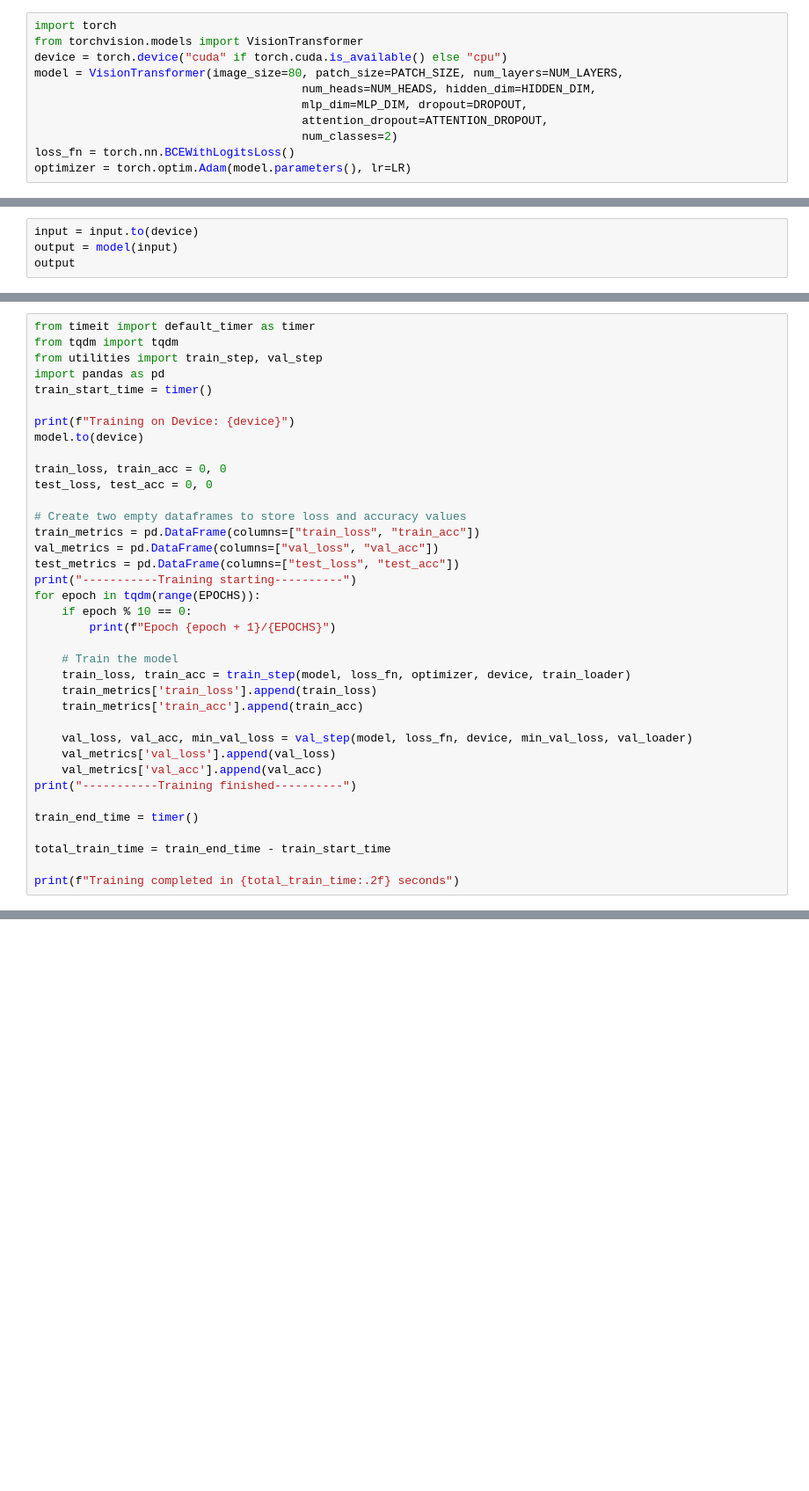
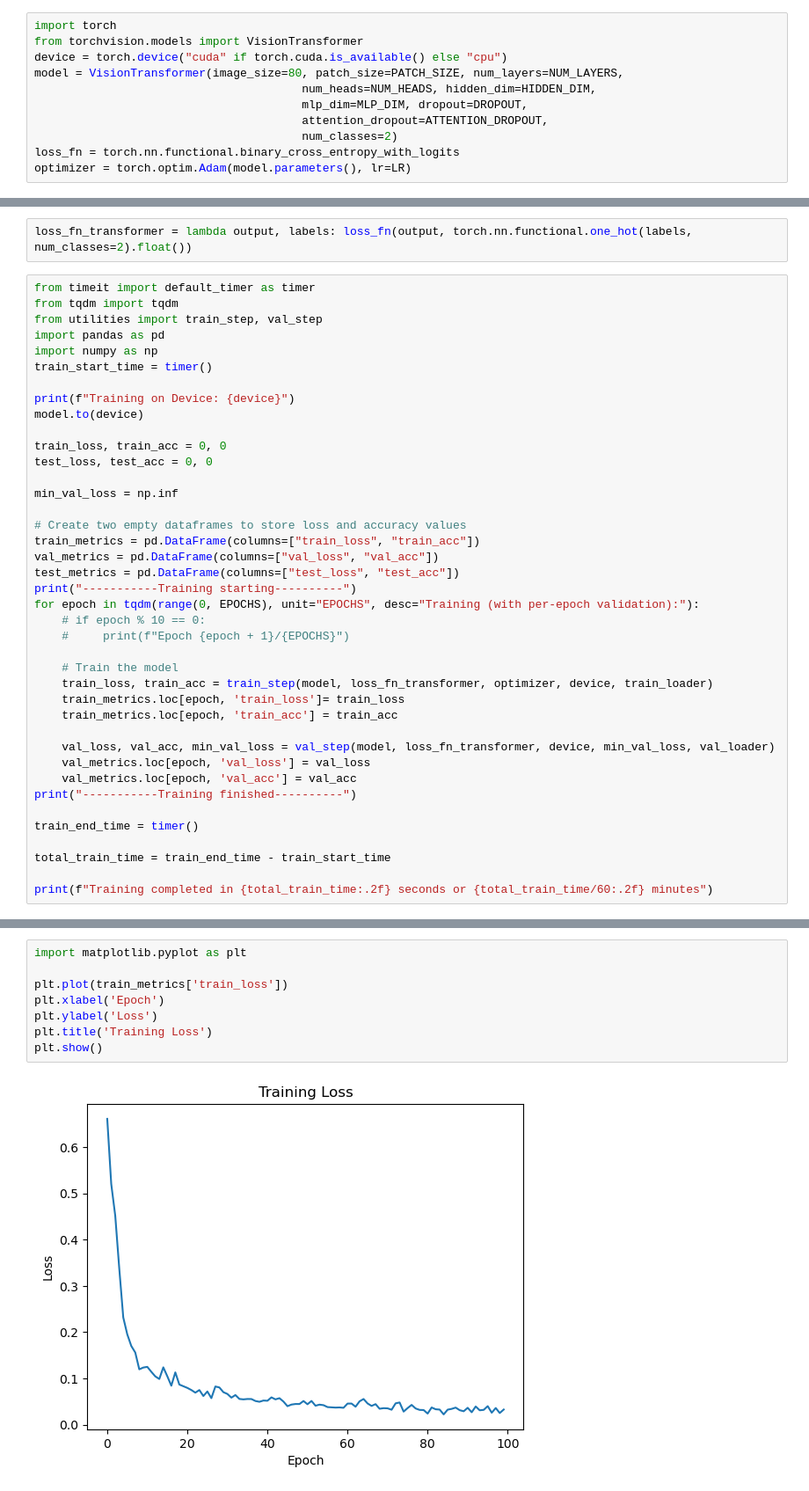
Before and after one commit to Gurpranked/Grad-CV-I_Final-Project, a Jupyter notebook: transformer_train.ipynb, the cells around one changed output, grey strips where cells are left out. Shown at 88% size. Saved outputs shown, nothing was run; the diff lists cells and outputs as text; blank space fills up the shorter version.

```diff
--- a/transformer_train.ipynb
+++ b/transformer_train.ipynb
@@ -32,7 +32,7 @@ model = VisionTransformer(image_size=80, patch_size=PATCH_SIZE, num_layers=NUM_L
                                        mlp_dim=MLP_DIM, dropout=DROPOUT,
                                        attention_dropout=ATTENTION_DROPOUT,
                                        num_classes=2)
-loss_fn = torch.nn.BCEWithLogitsLoss()
+loss_fn = torch.nn.functional.binary_cross_entropy_with_logits
 optimizer = torch.optim.Adam(model.parameters(), lr=LR)
 # %%
 from torchinfo import summary
@@ -80,4 +58,0 @@ tensor([[[[0.2570, 0.2608, 0.2743,  ..., 0.2534, 0.2729, 0.2812],
-# %%
-input = input.to(device)
-output = model(input)
-output
@@ -120,8 +59,11 @@ RuntimeError: element 0 of tensors does not require grad and does not have a gra
+# %%
+loss_fn_transformer = lambda output, labels: loss_fn(output, torch.nn.functional.one_hot(labels, num_classes=2).float())
 # %%
 from timeit import default_timer as timer
 from tqdm import tqdm
 from utilities import train_step, val_step
 import pandas as pd
+import numpy as np
 train_start_time = timer()
 
 print(f"Training on Device: {device}")
@@ -130,30 +72,32 @@ model.to(device)
 train_loss, train_acc = 0, 0
 test_loss, test_acc = 0, 0
 
+min_val_loss = np.inf
+
 # Create two empty dataframes to store loss and accuracy values
 train_metrics = pd.DataFrame(columns=["train_loss", "train_acc"])
 val_metrics = pd.DataFrame(columns=["val_loss", "val_acc"])
 test_metrics = pd.DataFrame(columns=["test_loss", "test_acc"])
 print("-----------Training starting----------")
-for epoch in tqdm(range(EPOCHS)):
-    if epoch % 10 == 0:
-        print(f"Epoch {epoch + 1}/{EPOCHS}")
+for epoch in tqdm(range(0, EPOCHS), unit="EPOCHS", desc="Training (with per-epoch validation):"):
+    # if epoch % 10 == 0:
+    #     print(f"Epoch {epoch + 1}/{EPOCHS}")
 
     # Train the model
-    train_loss, train_acc = train_step(model, loss_fn, optimizer, device, train_loader)
-    train_metrics['train_loss'].append(train_loss)
-    train_metrics['train_acc'].append(train_acc)
+    train_loss, train_acc = train_step(model, loss_fn_transformer, optimizer, device, train_loader)
+    train_metrics.loc[epoch, 'train_loss']= train_loss
+    train_metrics.loc[epoch, 'train_acc'] = train_acc
 
-    val_loss, val_acc, min_val_loss = val_step(model, loss_fn, device, min_val_loss, val_loader)
-    val_metrics['val_loss'].append(val_loss)
-    val_metrics['val_acc'].append(val_acc)
+    val_loss, val_acc, min_val_loss = val_step(model, loss_fn_transformer, device, min_val_loss, val_loader)
+    val_metrics.loc[epoch, 'val_loss'] = val_loss
+    val_metrics.loc[epoch, 'val_acc'] = val_acc
 print("-----------Training finished----------")
 
 train_end_time = timer()
 
 total_train_time = train_end_time - train_start_time
 
-print(f"Training completed in {total_train_time:.2f} seconds")
+print(f"Training completed in {total_train_time:.2f} seconds or {total_train_time/60:.2f} minutes")
 # %% [output]
 Training on Device: cuda
 -----------Training starting----------
@@ -161,0 +113,10 @@ RuntimeError: element 0 of tensors does not require grad and does not have a gra
+# %%
+import matplotlib.pyplot as plt
+
+plt.plot(train_metrics['train_loss'])
+plt.xlabel('Epoch')
+plt.ylabel('Loss')
+plt.title('Training Loss')
+plt.show()
+# %% [output]
+[figure, added]
```
Also changed, not shown: parts of 13 cells of this notebook, 4 other files.
